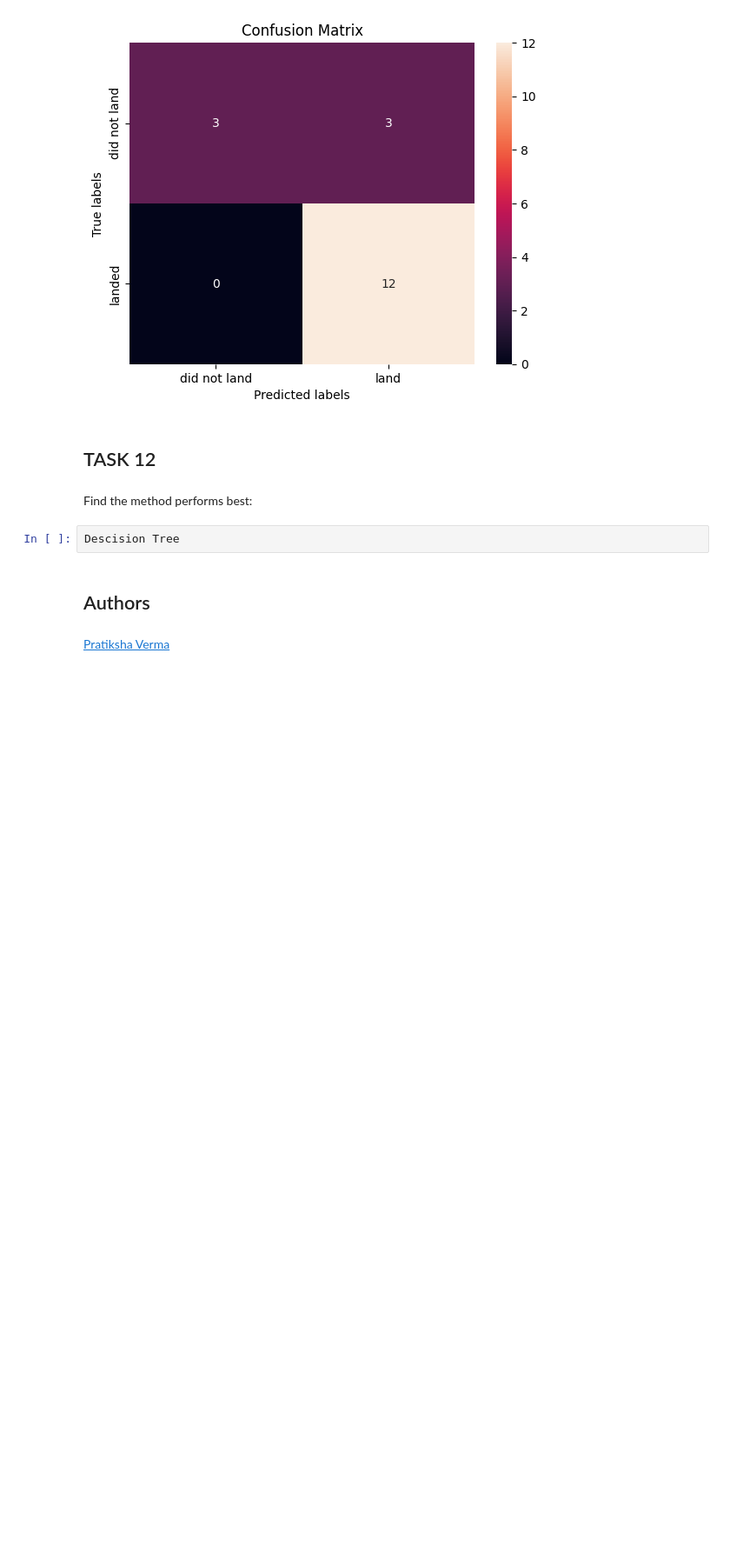
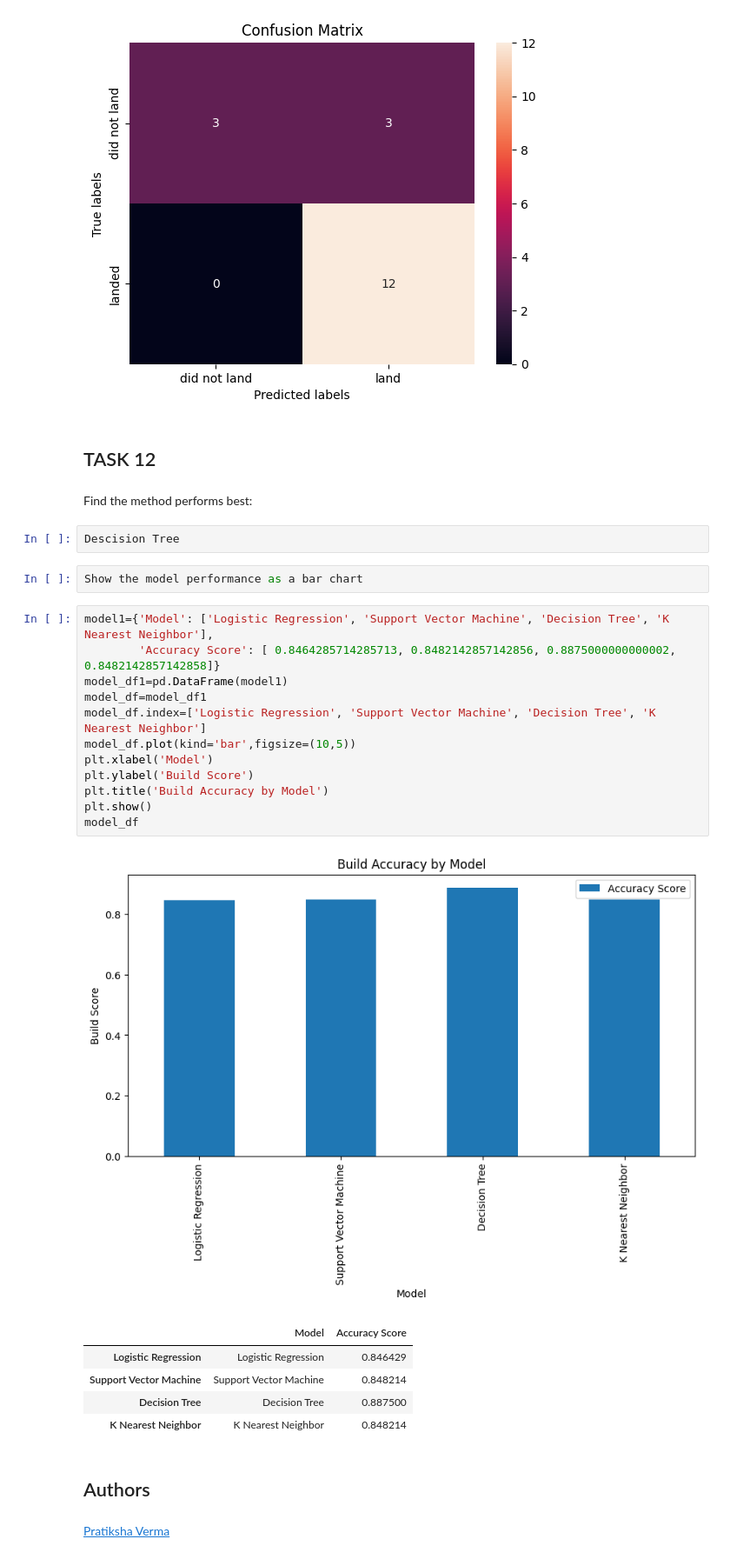
Before and after one commit to FirepitSaturday/Data_Science_Capstone_Project, a Jupyter notebook: SpaceX_Machine Learning Prediction_Part_5.ipynb, the cells around one changed output. Shown: that part at 87% size. Drawn from its saved outputs; the diff is of its cells as text; blank space fills up the shorter version.

Commit message:
Machine Learning
Data Science Capstone Project Machine Learning

```diff
--- a/SpaceX_Machine Learning Prediction_Part_5.ipynb
+++ b/SpaceX_Machine Learning Prediction_Part_5.ipynb
@@ -382,6 +380,27 @@ plot_confusion_matrix(Y_test,yhat4)
 Find the method performs best:
 # %%
 Descision Tree
+# %%
+Show the model performance as a bar chart
+# %%
+model1={'Model': ['Logistic Regression', 'Support Vector Machine', 'Decision Tree', 'K Nearest Neighbor'],
+        'Accuracy Score': [ 0.8464285714285713, 0.8482142857142856, 0.8875000000000002, 0.8482142857142858]}
+model_df1=pd.DataFrame(model1)
+model_df=model_df1
+model_df.index=['Logistic Regression', 'Support Vector Machine', 'Decision Tree', 'K Nearest Neighbor']
+model_df.plot(kind='bar',figsize=(10,5))
+plt.xlabel('Model')
+plt.ylabel('Build Score')
+plt.title('Build Accuracy by Model')
+plt.show()
+model_df
+# %% [output]
+[figure, added]
+|  | Model | Accuracy Score |
+| Logistic Regression | Logistic Regression | 0.846429 |
+| Support Vector Machine | Support Vector Machine | 0.848214 |
+| Decision Tree | Decision Tree | 0.887500 |
+| K Nearest Neighbor | K Nearest Neighbor | 0.848214 |
 # %% [markdown]
 ## Authors
 # %% [markdown]
```
Also changed, not shown: parts of 14 cells of this notebook.
